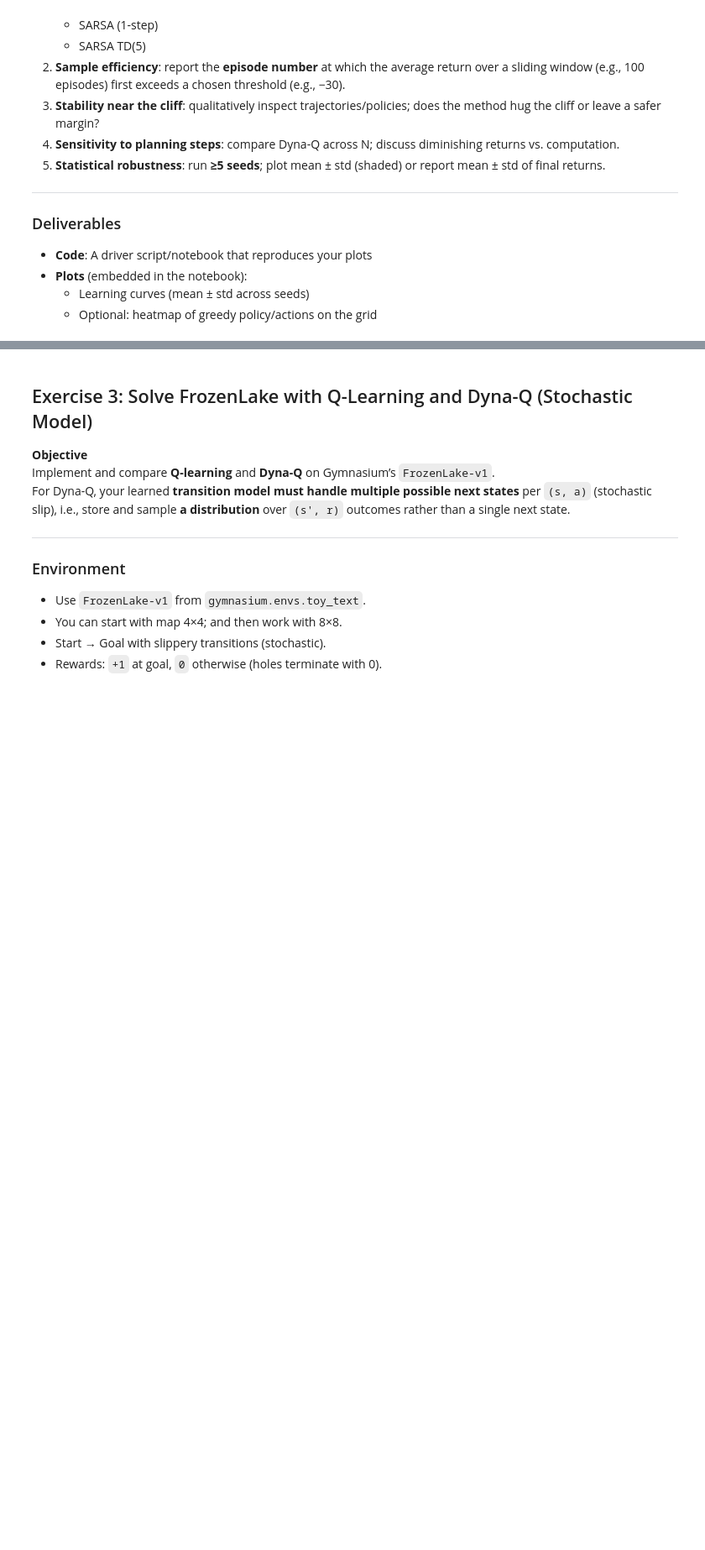
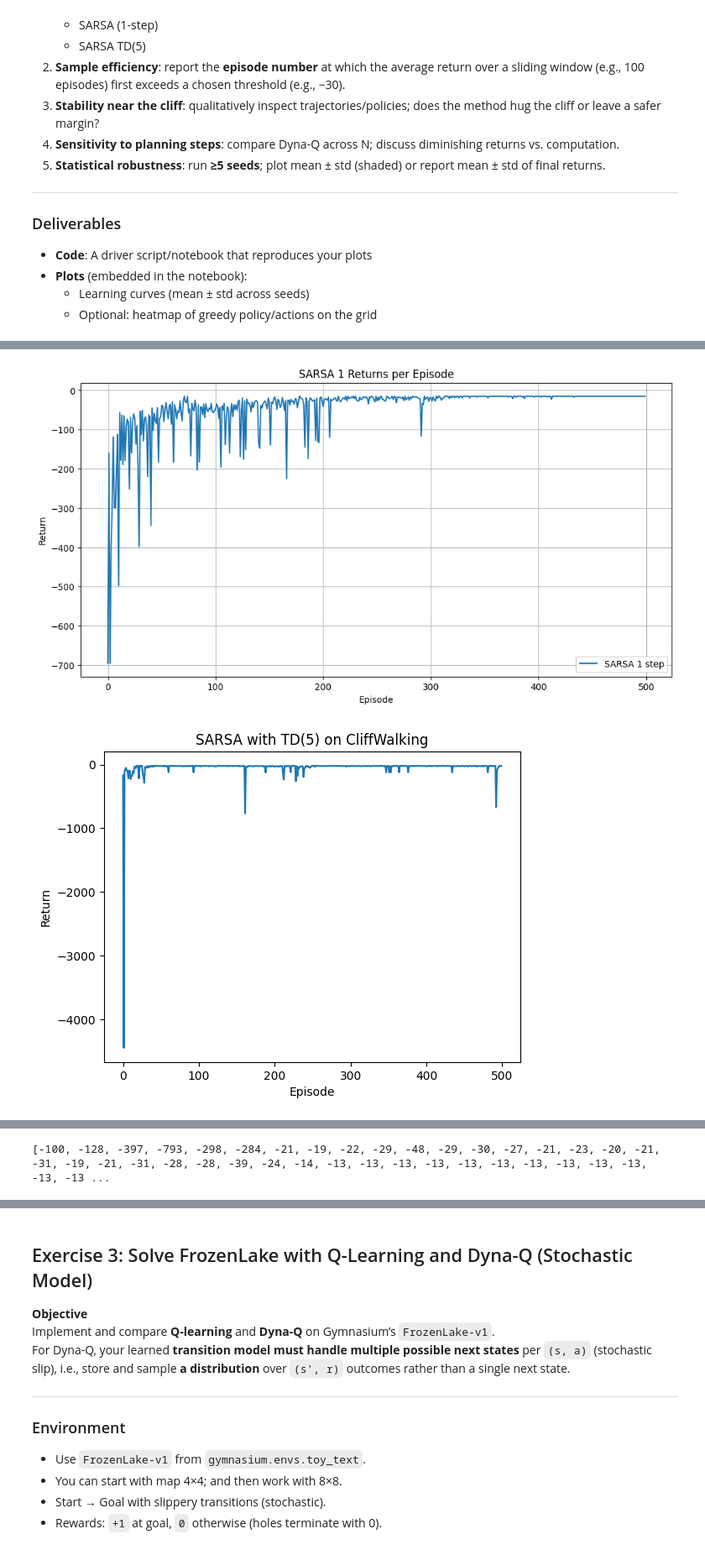
Before and after one commit to subhadeepk/cse437-assignments, a Jupyter notebook: lab4_dyna.ipynb, the cells around one changed output, grey strips where cells are left out. Shown at 84% size. Saved outputs shown, nothing was run; the diff lists cells and outputs as text; code cells hidden in the pictures; blank space fills up the shorter version.

```diff
--- a/lab4_dyna.ipynb
+++ b/lab4_dyna.ipynb
@@ -193,0 +496,12 @@ Use the **same** γ, α, ε schedule, and number of episodes for a fair comparis
+# %%
+# Run all algorithms and collect returns
+
+sarsa_1_returns = sarsa_1()
+td5_returns = td_5_sarsa()
+dynaQ5_returns = dynaQ(N_sim = 5, n_episodes=500)
+dynaQ20_returns = dynaQ(N_sim = 20, n_episodes=500)
+dynaQ50_returns = dynaQ(N_sim = 50, n_episodes=500)
+print(dynaQ20_returns)
+# %% [output]
+[figure, added]
+[figure, added]
@@ -193,0 +511 @@ Use the **same** γ, α, ε schedule, and number of episodes for a fair comparis
+[-100, -128, -397, -793, -298, -284, -21, -19, -22, -29, -48, -29, -30, -27, -21, -23, -20, -21, -31, -19, -21, -31, -28, -28, -39, -24, -14, -13, -13, -13, -13, -13, -13, -13, -13, -13, -13, -13, -13 ...
```
Also changed, not shown: parts of 8 cells of this notebook.
